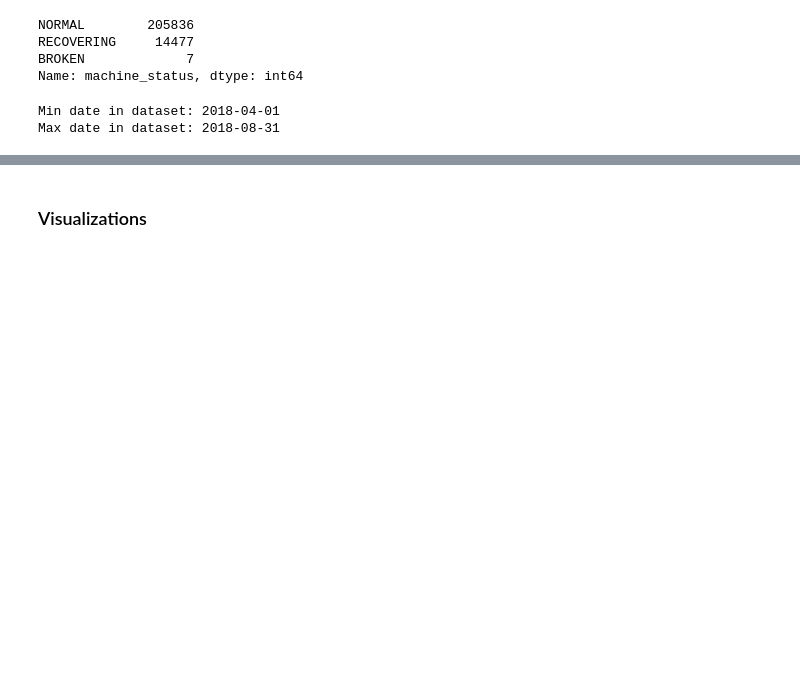
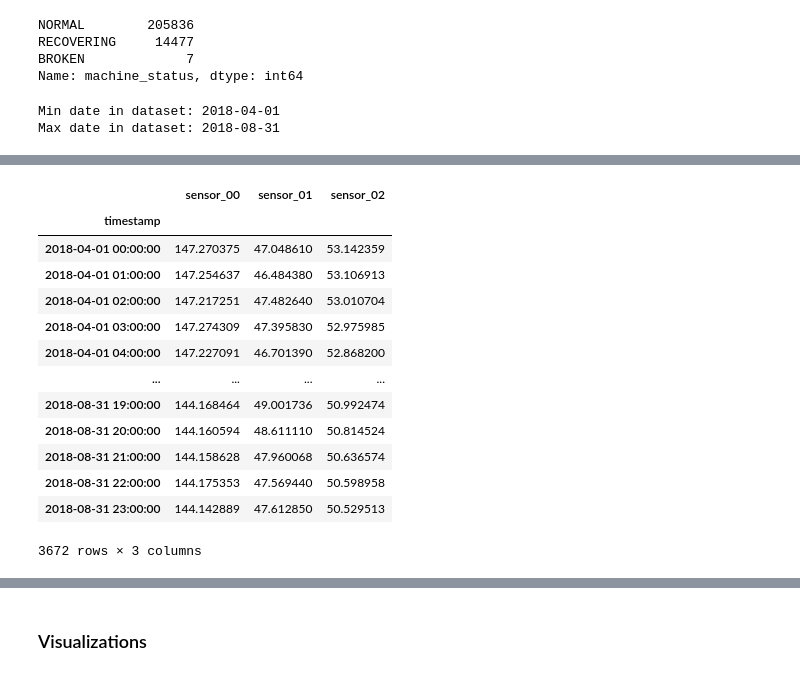
Before and after one commit to ThingsSolver/pyflink-payten, a Jupyter notebook: ML-payten/notebooks/Z_Score.ipynb, the cells around one changed output, grey strips where cells are left out. Cells and saved outputs as stored; diff of their text form; code cells hidden in the pictures; blank space fills up the shorter version.

```diff
--- a/ML-payten/notebooks/Z_Score.ipynb
+++ b/ML-payten/notebooks/Z_Score.ipynb
@@ -276,0 +402,2 @@ train_data_minute['timestamp'] = pd.to_datetime(train_data_minute['timestamp'])
+# %%
+ train_data_minute.set_index('timestamp').index
@@ -279,0 +436,20 @@ train_data_hourly = train_data_minute.set_index('timestamp').resample('H').sum()
+# %%
+train_data_minute[['timestamp','sensor_00', 'sensor_01', 'sensor_02']].set_index('timestamp').\
+                                                            resample('H').agg({'sensor_00': 'sum',
+                                                                               'sensor_01': 'min',
+                                                                               'sensor_02': np.mean})
+# %% [output]
+|  | sensor_00 | sensor_01 | sensor_02 |
+| timestamp |  |  |  |
+| 2018-04-01 00:00:00 | 147.270375 | 47.048610 | 53.142359 |
+| 2018-04-01 01:00:00 | 147.254637 | 46.484380 | 53.106913 |
+| 2018-04-01 02:00:00 | 147.217251 | 47.482640 | 53.010704 |
+| 2018-04-01 03:00:00 | 147.274309 | 47.395830 | 52.975985 |
+| 2018-04-01 04:00:00 | 147.227091 | 46.701390 | 52.868200 |
+| ... | ... | ... | ... |
+| 2018-08-31 19:00:00 | 144.168464 | 49.001736 | 50.992474 |
+| 2018-08-31 20:00:00 | 144.160594 | 48.611110 | 50.814524 |
+| 2018-08-31 21:00:00 | 144.158628 | 47.960068 | 50.636574 |
+| 2018-08-31 22:00:00 | 144.175353 | 47.569440 | 50.598958 |
+| 2018-08-31 23:00:00 | 144.142889 | 47.612850 | 50.529513 |
+3672 rows × 3 columns
```
Also changed, not shown: parts of 23 cells of this notebook, 1 other file.
